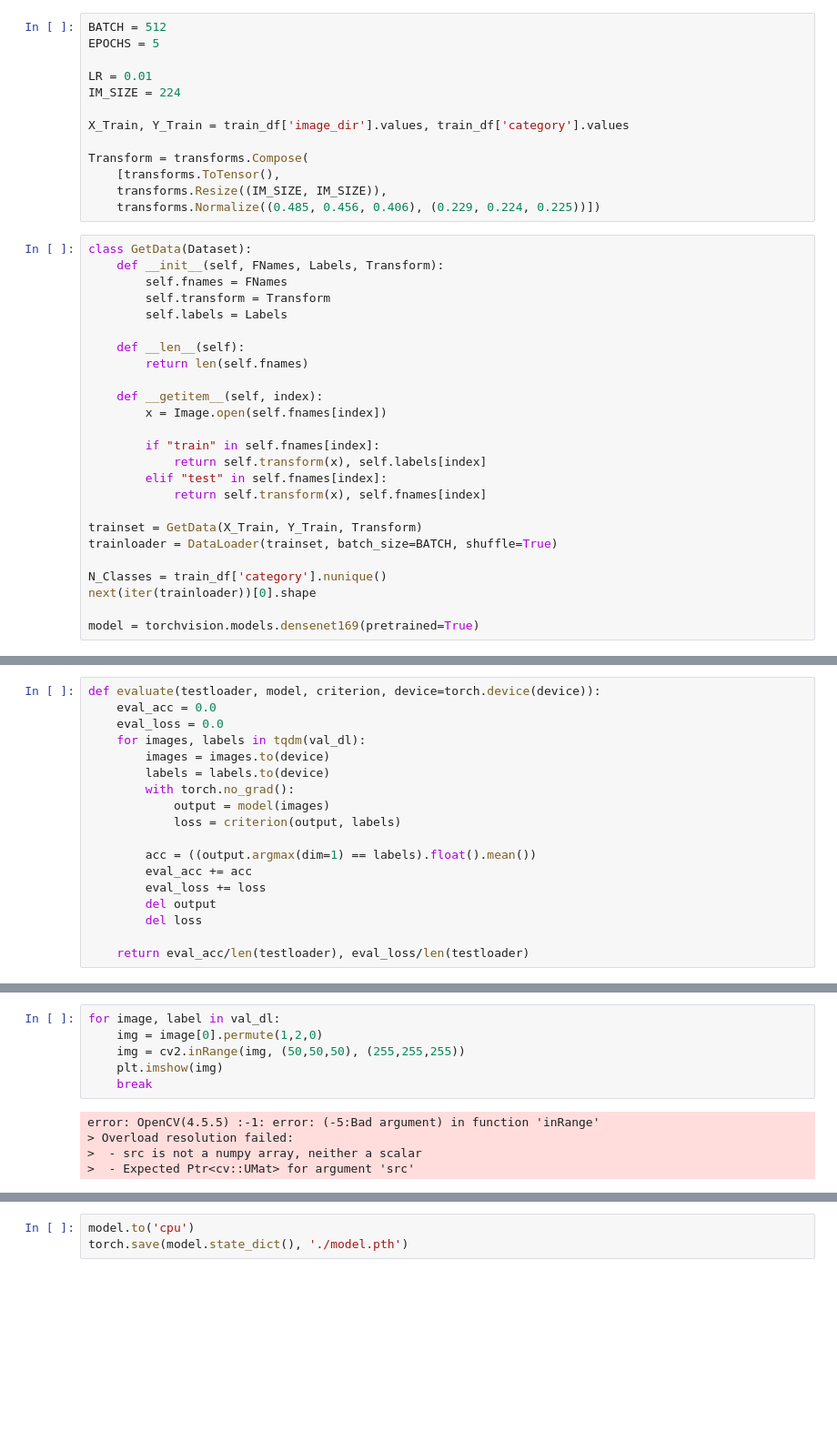
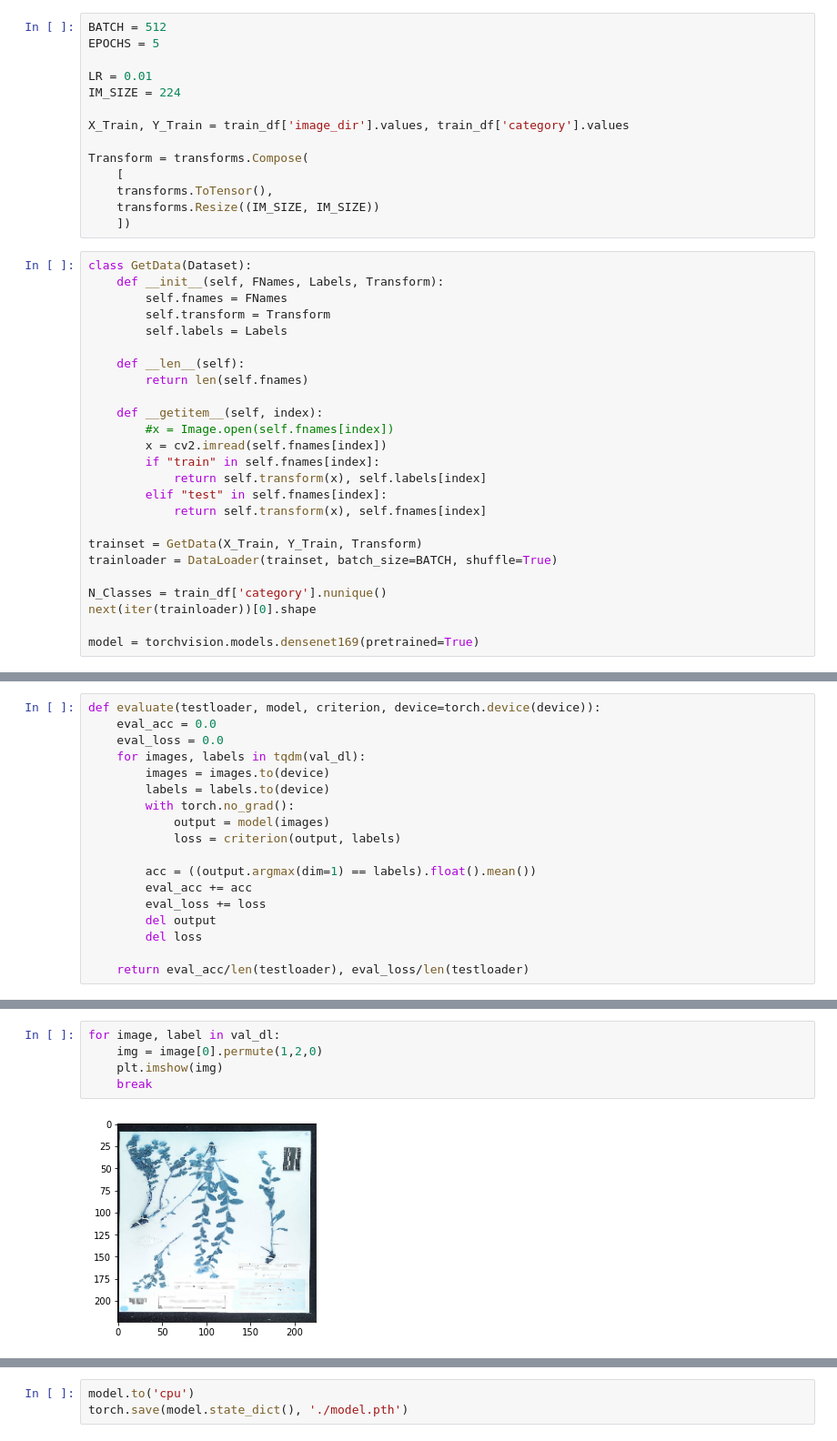
Before and after one commit to liuyoshio/Herbarium-Identification, a Jupyter notebook: test.ipynb, the cells around one changed output, grey strips where cells are left out. Shown: that part at 91% size. Saved outputs shown, nothing was run; the diff lists cells and outputs as text; blank space fills up the shorter version.

```diff
--- a/test.ipynb
+++ b/test.ipynb
@@ -127,9 +127,10 @@ IM_SIZE = 224
 X_Train, Y_Train = train_df['image_dir'].values, train_df['category'].values
 
 Transform = transforms.Compose(
-    [transforms.ToTensor(),
-    transforms.Resize((IM_SIZE, IM_SIZE)),
-    transforms.Normalize((0.485, 0.456, 0.406), (0.229, 0.224, 0.225))])
+    [
+    transforms.ToTensor(),
+    transforms.Resize((IM_SIZE, IM_SIZE))
+    ])
 # %%
 class GetData(Dataset):
     def __init__(self, FNames, Labels, Transform):
@@ -141,8 +142,8 @@ class GetData(Dataset):
         return len(self.fnames)
 
     def __getitem__(self, index):
-        x = Image.open(self.fnames[index])
-
+        #x = Image.open(self.fnames[index])
+        x = cv2.imread(self.fnames[index])
         if "train" in self.fnames[index]:
             return self.transform(x), self.labels[index]
         elif "test" in self.fnames[index]:
@@ -261,11 +263,7 @@ for epoch in range(EPOCHS):
 # %%
 for image, label in val_dl:
     img = image[0].permute(1,2,0)
-    img = cv2.inRange(img, (50,50,50), (255,255,255))
     plt.imshow(img)
     break
 # %% [output]
-error: OpenCV(4.5.5) :-1: error: (-5:Bad argument) in function 'inRange'
-> Overload resolution failed:
->  - src is not a numpy array, neither a scalar
->  - Expected Ptr<cv::UMat> for argument 'src'
+[figure, added]
```
Also changed, not shown: parts of 6 cells of this notebook, 1 other file.
